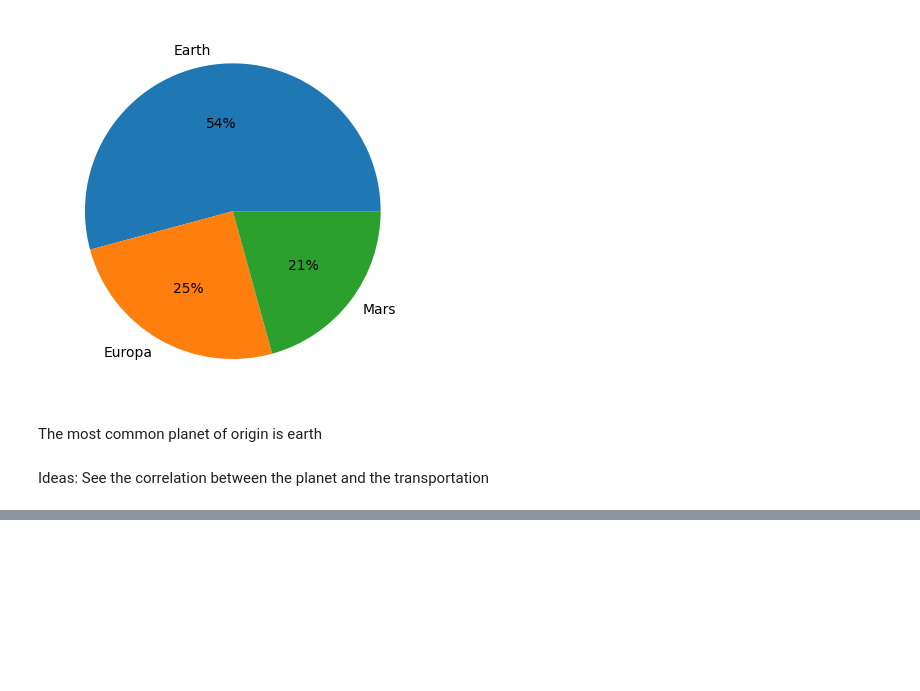
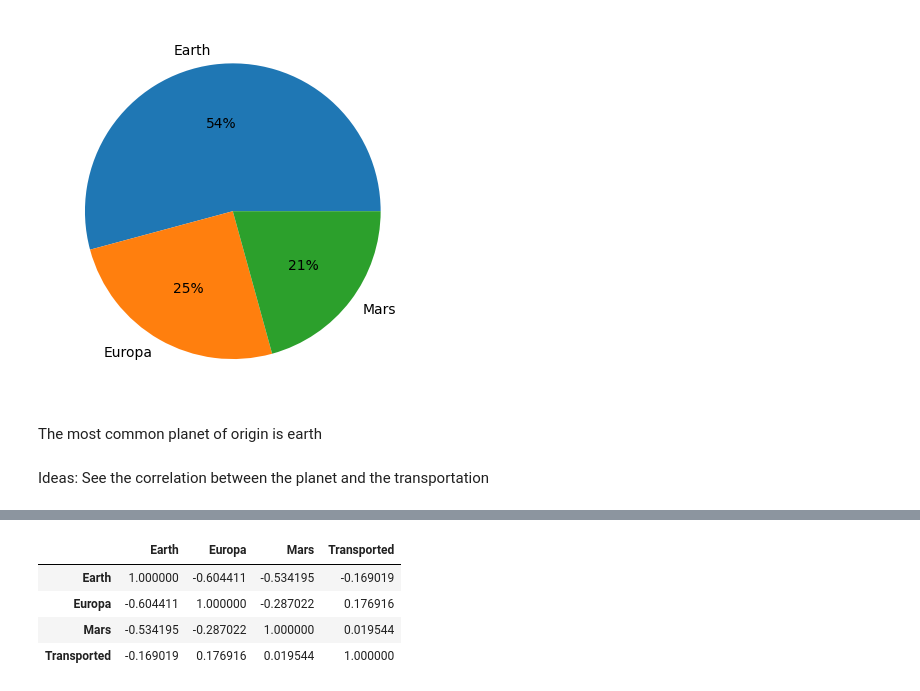
Before and after one commit to Gyxius/spaceship-titanic, a Jupyter notebook: analysis.ipynb, the cells around one changed output, grey strips where cells are left out. Saved outputs shown, nothing was run; the diff lists cells and outputs as text; code cells hidden in the pictures; blank space fills up the shorter version.

```diff
--- a/analysis.ipynb
+++ b/analysis.ipynb
@@ -127,0 +153,12 @@ Name: Transported, Length: 8693, dtype: int64
+# %%
+one_hot_homeplanet = pd.get_dummies(df['HomePlanet']).astype(int)
+# %%
+one_hot_homeplanet["Transported"] = df["Transported"]
+# %%
+one_hot_homeplanet.corr()
+# %% [output]
+|  | Earth | Europa | Mars | Transported |
+| Earth | 1.000000 | -0.604411 | -0.534195 | -0.169019 |
+| Europa | -0.604411 | 1.000000 | -0.287022 | 0.176916 |
+| Mars | -0.534195 | -0.287022 | 1.000000 | 0.019544 |
+| Transported | -0.169019 | 0.176916 | 0.019544 | 1.000000 |
```
Also changed, not shown: parts of 16 cells of this notebook.
